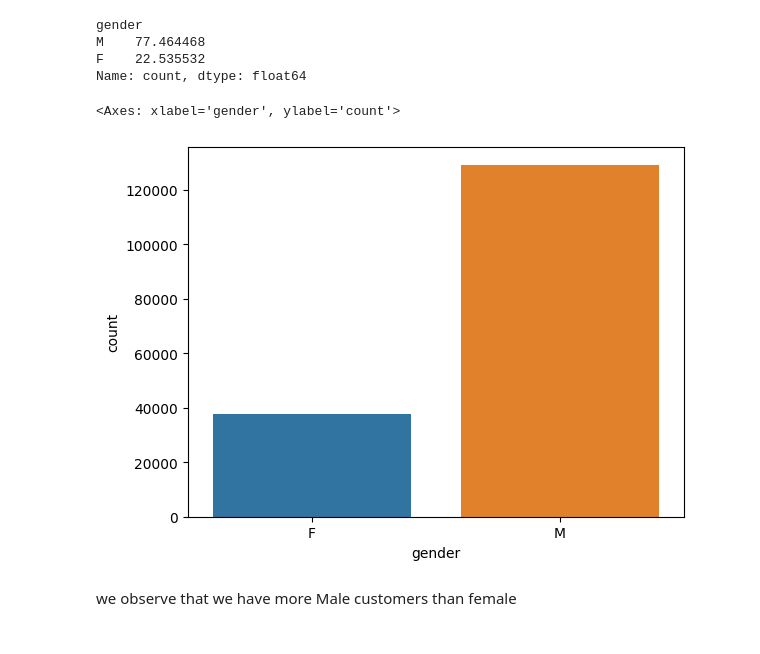
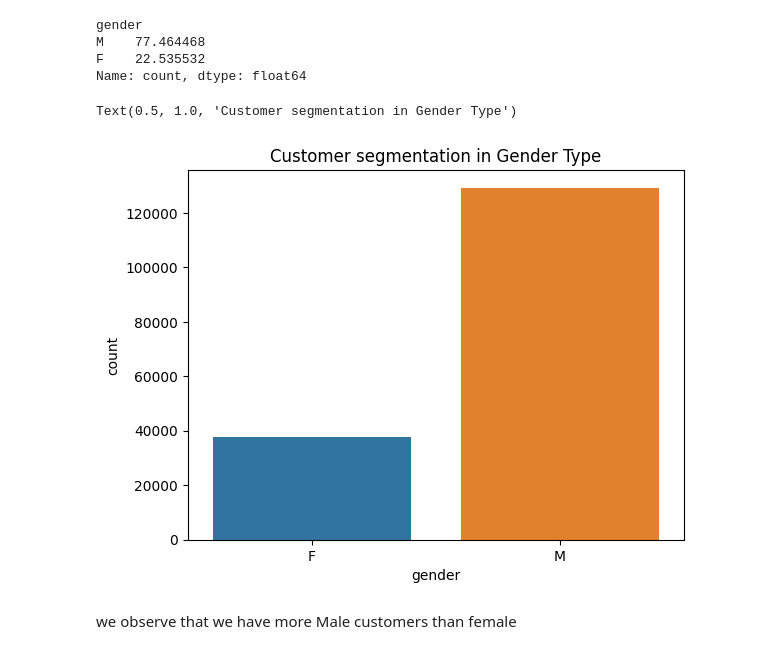
Before and after one commit to HungTranEMC2/Marketing-MLOps, a Jupyter notebook: Data_Analysis/EDA.ipynb, the cells around one changed output. Cells and saved outputs as stored; diff of their text form; code cells hidden in the pictures.

Commit message:
fix: update plot titles
update plot titles

```diff
--- a/Data_Analysis/EDA.ipynb
+++ b/Data_Analysis/EDA.ipynb
@@ -79,9 +79,10 @@ F    22.535532
 Name: count, dtype: float64
 # %%
 sns.countplot(data = data , x = 'gender', hue = 'gender')
+plt.title('Customer segmentation in Gender Type')
 # %% [output]
-<Axes: xlabel='gender', ylabel='count'>
+Text(0.5, 1.0, 'Customer segmentation in Gender Type')
-[figure, old version]
+[figure, new version]
 # %% [markdown]
 we observe that we have more Male customers than female
 # %%
```
Also changed, not shown: parts of 2 cells of this notebook.
